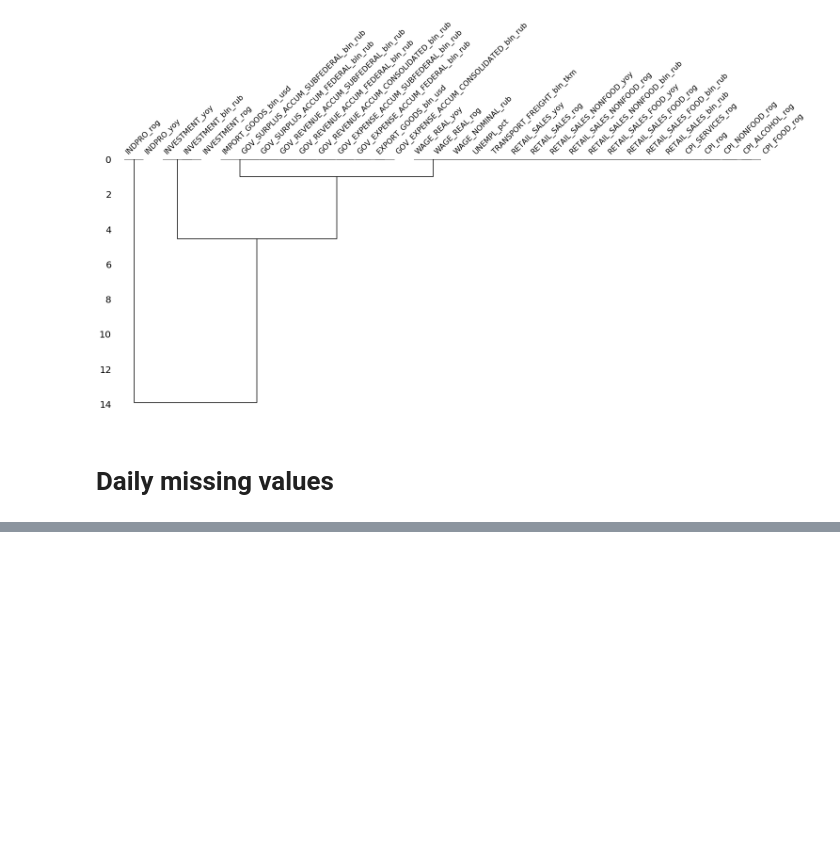
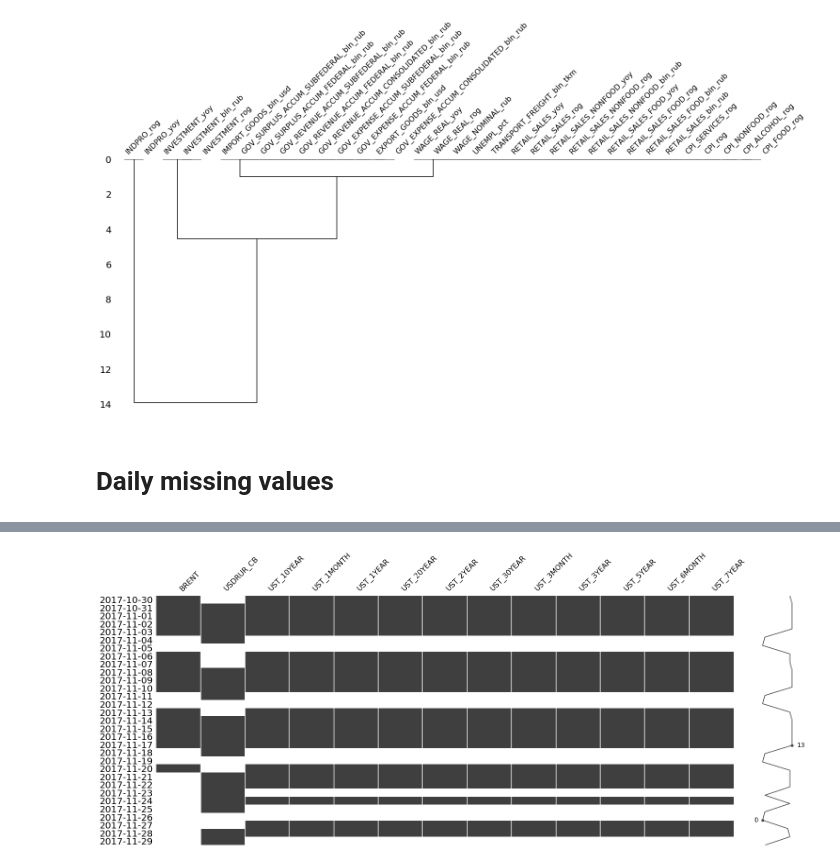
Before and after one commit to mini-kep/datamap, a Jupyter notebook: minikep_missing_values.ipynb, the cells around one changed output, grey strips where cells are left out. Cells and saved outputs as stored; diff of their text form; code cells hidden in the pictures; blank space fills up the shorter version.

```diff
--- a/minikep_missing_values.ipynb
+++ b/minikep_missing_values.ipynb
@@ -75,3 +83,8 @@ msno.matrix(daily)
+# %%
+LAST_MONTH_IN_DAYS = -31
+msno.matrix(daily[LAST_MONTH_IN_DAYS:], freq='D')
+# %% [output]
+[figure, added]
 # %%
 msno.heatmap(daily)
 # %% [output]
```
Also changed, not shown: parts of 5 cells of this notebook.
